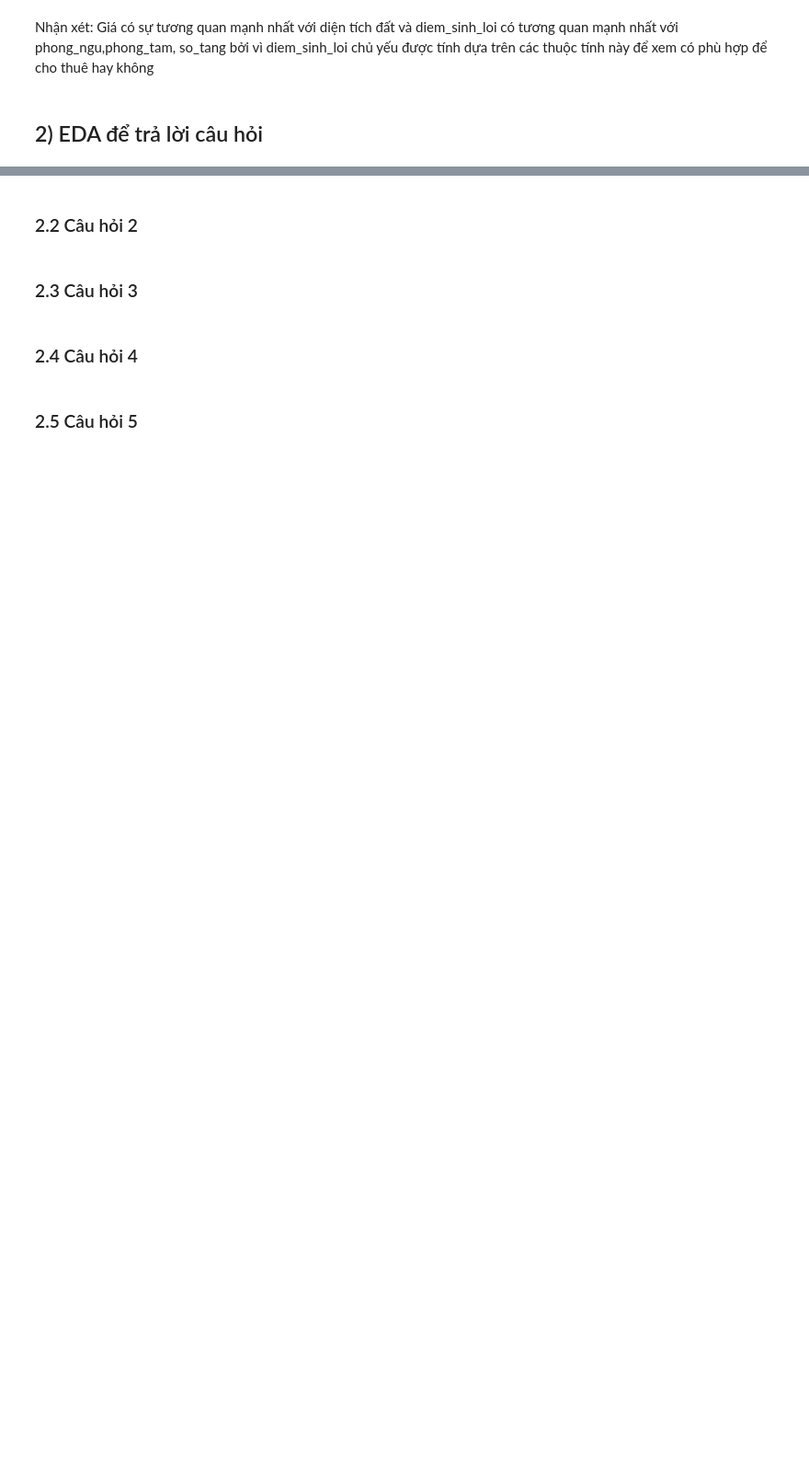
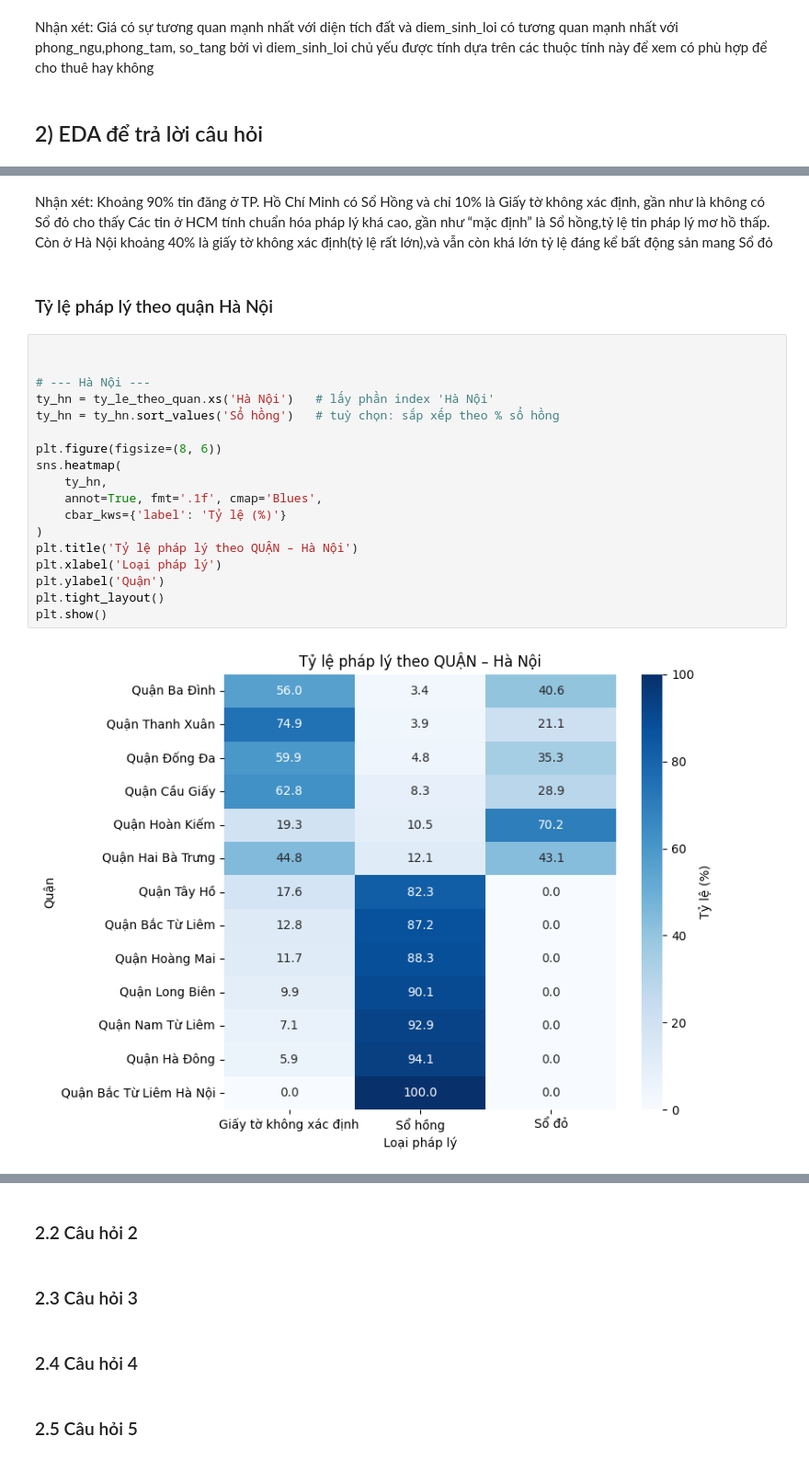
Before and after one commit to Thuongcdv123/Project-Intro-DS, a Jupyter notebook: eda/eda.ipynb, the cells around one changed output, grey strips where cells are left out. Shown at 92% size. Saved outputs shown, nothing was run; the diff lists cells and outputs as text; blank space fills up the shorter version.

```diff
--- a/eda/eda.ipynb
+++ b/eda/eda.ipynb
@@ -141,0 +309,24 @@ Code để trả lời câu hỏi ở dưới markdown này luôn
+# %% [markdown]
+Nhận xét: Khoảng 90% tin đăng ở TP. Hồ Chí Minh có Sổ Hồng và chỉ 10% là Giấy tờ không xác định, gần như là không có Sổ đỏ cho thấy Các tin ở HCM tính chuẩn hóa pháp lý khá cao, gần như “mặc định” là Sổ hồng,tỷ lệ tin pháp lý mơ hồ thấp. Còn ở Hà Nội khoảng 40% là giấy tờ không xác định(tỷ lệ rất lớn),và vẫn còn khá lớn tỷ lệ đáng kể bất động sản mang Sổ đỏ
+# %% [markdown]
+### Tỷ lệ pháp lý theo quận Hà Nội
+# %%
+
+
+# --- Hà Nội ---
+ty_hn = ty_le_theo_quan.xs('Hà Nội')   # lấy phần index 'Hà Nội'
+ty_hn = ty_hn.sort_values('Sổ hồng')   # tuỳ chọn: sắp xếp theo % sổ hồng
+
+plt.figure(figsize=(8, 6))
+sns.heatmap(
+    ty_hn,
+    annot=True, fmt='.1f', cmap='Blues',
+    cbar_kws={'label': 'Tỷ lệ (%)'}
+)
+plt.title('Tỷ lệ pháp lý theo QUẬN – Hà Nội')
+plt.xlabel('Loại pháp lý')
+plt.ylabel('Quận')
+plt.tight_layout()
+plt.show()
+# %% [output]
+[figure, added]
```
Also changed, not shown: parts of 13 cells of this notebook.
